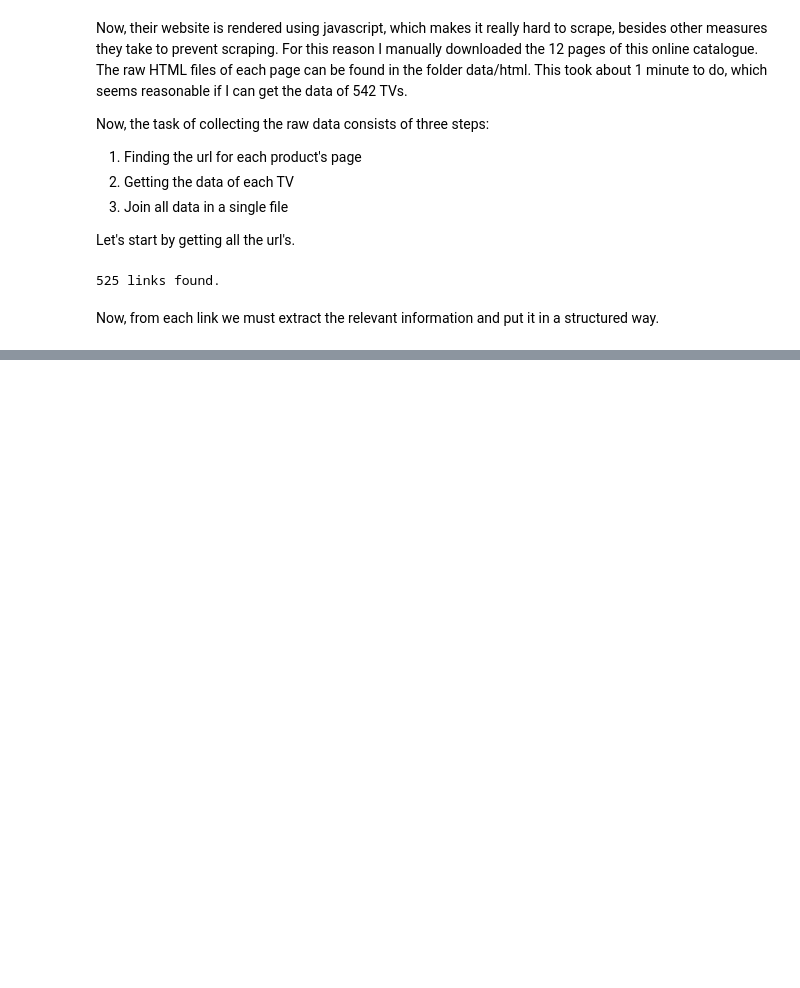
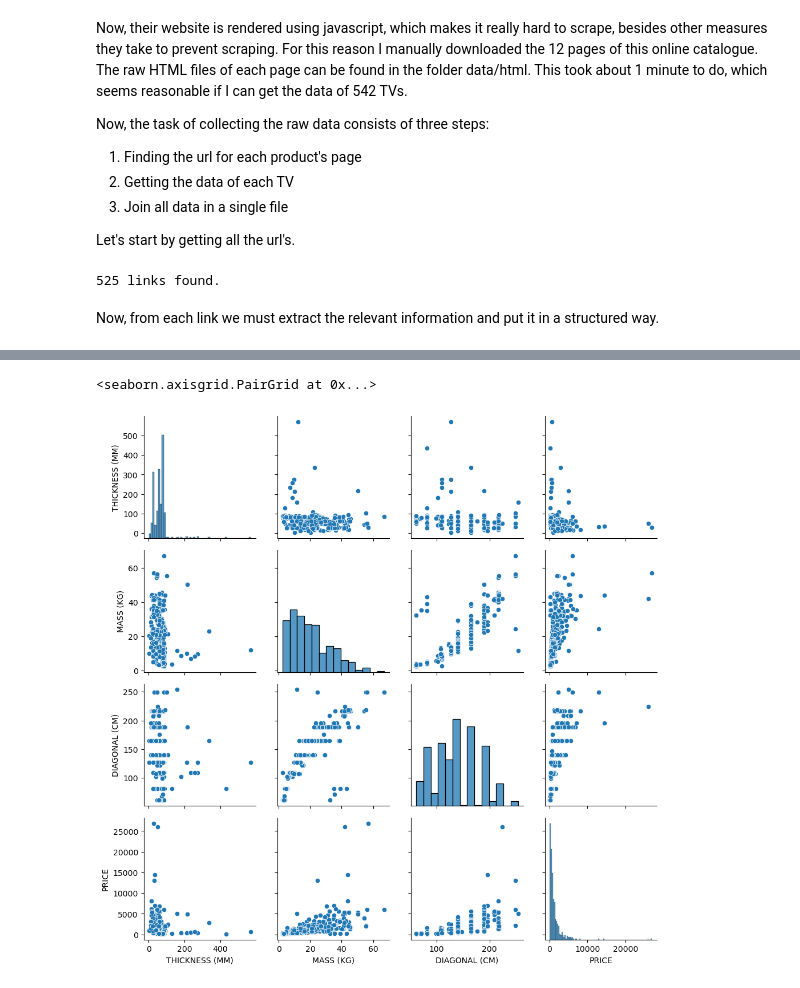
Before and after one commit to pedrodamas1/Scraping-TV-Prices, a Jupyter notebook: TV Scraping.ipynb, the cells around one changed output, grey strips where cells are left out. Cells and saved outputs as stored; diff of their text form; code cells hidden in the pictures; blank space fills up the shorter version.

```diff
--- a/TV Scraping.ipynb
+++ b/TV Scraping.ipynb
@@ -189 +290,9 @@ The y-logarithmic plot of the price value is a surprisingly smooth curve, shaped
+# %%
+ax = sns.PairGrid(df[['THICKNESS (MM)', 'MASS (KG)', 'DIAGONAL (CM)', 'RESOLUTION', 'PRICE']])
+ax.map_diag(sns.histplot)
+ax.map_offdiag(sns.scatterplot)
+# plt.show()
+# %% [output]
+<seaborn.axisgrid.PairGrid at 0x...>
+[figure, added]
 # %%
```
Also changed, not shown: parts of 18 cells of this notebook, 4 other files.
